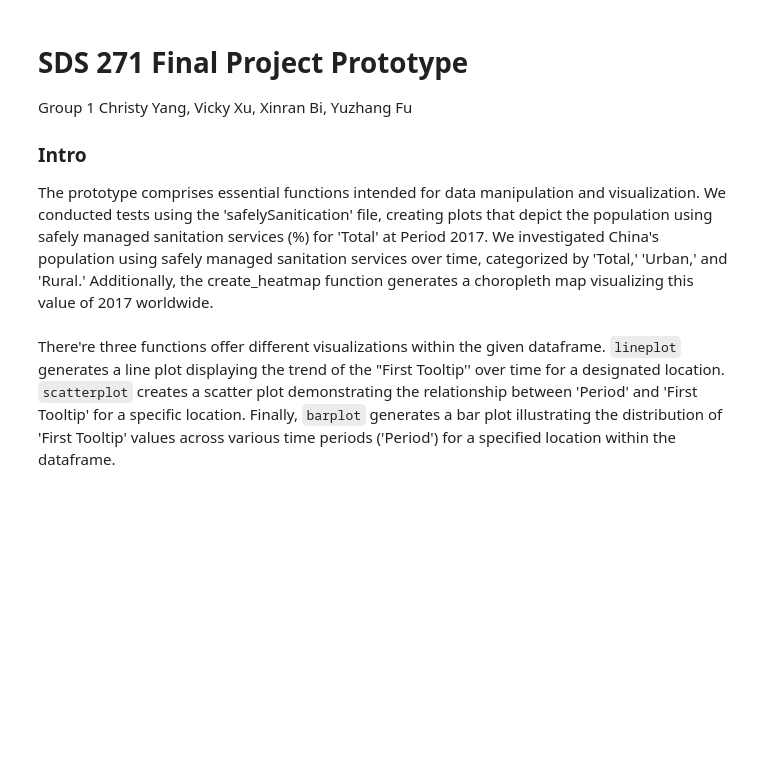
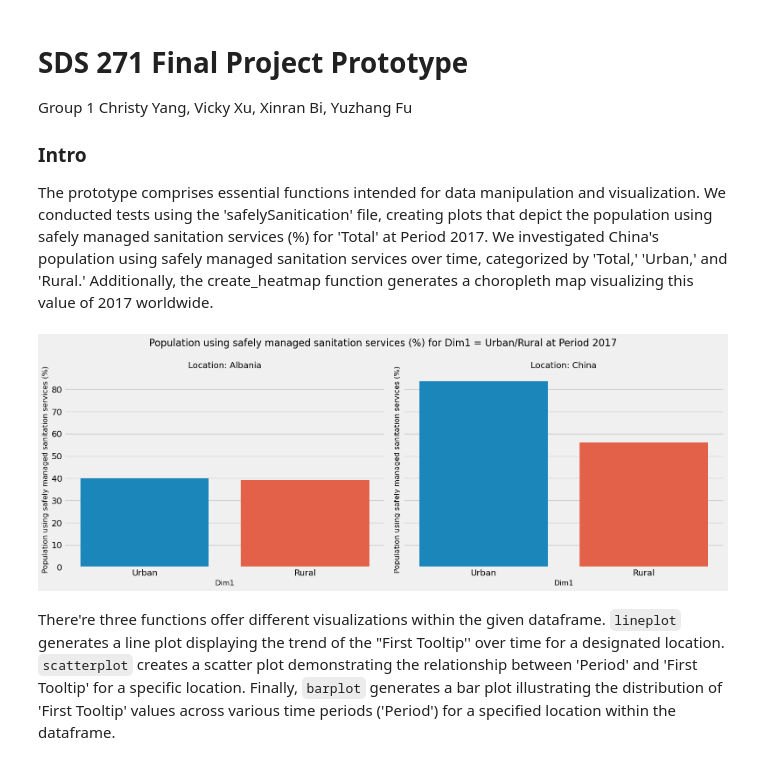
Before and after one commit to violetbi/sds-271-fp, a Jupyter notebook: prototype.ipynb, the cells around one changed output. Saved outputs shown, nothing was run; the diff lists cells and outputs as text; code cells hidden in the pictures; blank space fills up the shorter version.

Commit message:
side-by-side plot within plot_first_tooltip_by_location

```diff
--- a/prototype.ipynb
+++ b/prototype.ipynb
@@ -56,5 +76,9 @@ def plot_first_tooltip_by_location(data, period, column_name = None, location=No
     else:
         print("Dim1 column does not meet the specified criteria.")
+# %%
+plot_first_tooltip_by_location(health_data, 2017, None, ["China","Albania"])
+# %% [output]
+[figure, added]
 # %% [markdown]
 There're three functions offer different visualizations within the given dataframe. `lineplot` generates a line plot displaying the trend of the "First Tooltip'' over time for a designated location. `scatterplot` creates a scatter plot demonstrating the relationship between 'Period' and 'First Tooltip' for a specific location. Finally, `barplot` generates a bar plot illustrating the distribution of 'First Tooltip' values across various time periods ('Period') for a specified location within the dataframe.
 # %%
```
Also changed, not shown: parts of 2 cells of this notebook.
